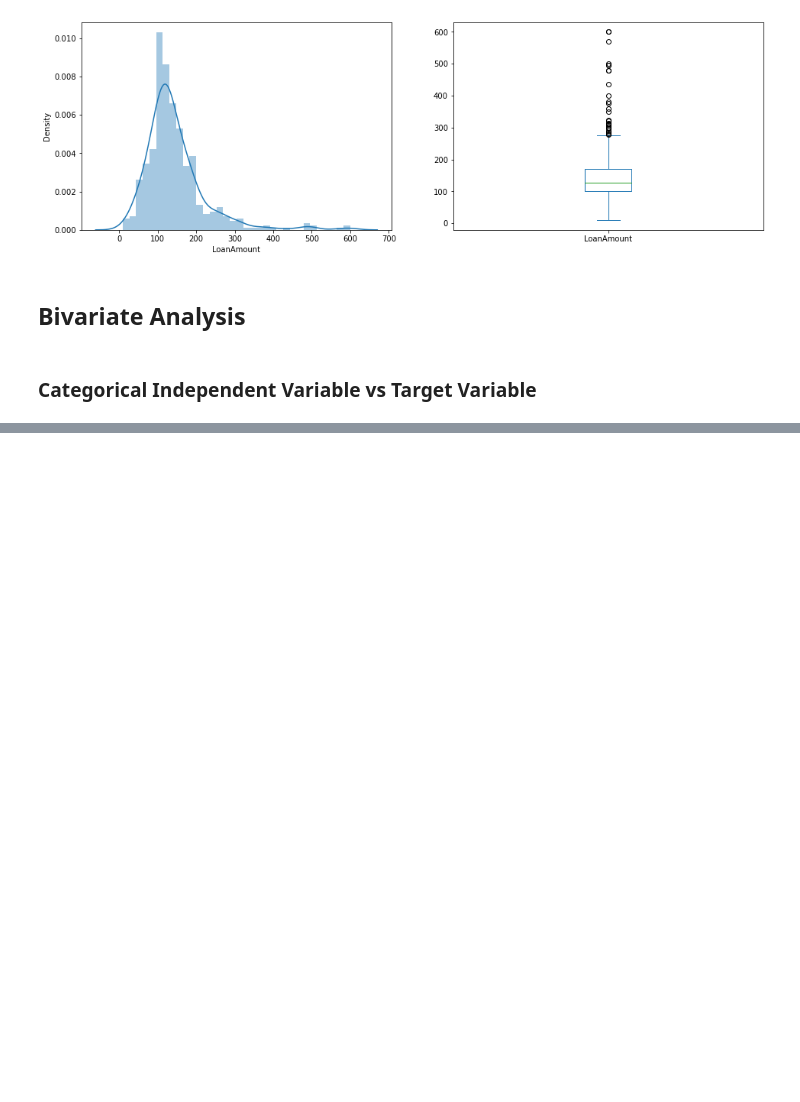
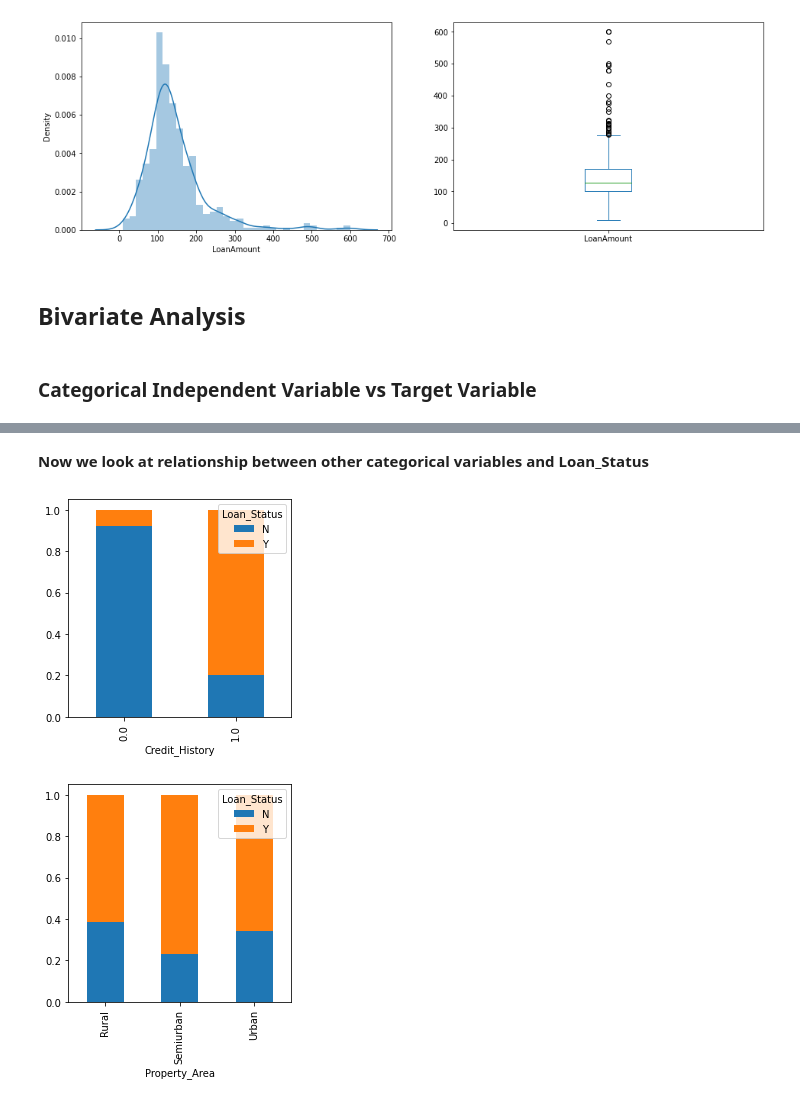
Before and after one commit to sreemannarayanac/Projects, a Jupyter notebook: Loan Prediction Practice Problem/EDA.ipynb, the cells around one changed output, grey strips where cells are left out. Drawn from its saved outputs; the diff is of its cells as text; code cells hidden in the pictures; blank space fills up the shorter version.

```diff
--- a/Loan Prediction Practice Problem/Main Notebook.ipynb
+++ b/Loan Prediction Practice Problem/EDA.ipynb
@@ -168,0 +200,10 @@ plt.show()
+# %% [markdown]
+**Now we look at relationship between other categorical variables and Loan_Status**
+# %%
+creditHistory = pd.crosstab(train_df["Credit_History"], train_df["Loan_Status"])
+propertyArea = pd.crosstab(train_df["Property_Area"], train_df["Loan_Status"])
+creditHistory.div(creditHistory.sum(1).astype(float), axis=0).plot(kind="bar", stacked=True, figsize=(4,4));
+propertyArea.div(propertyArea.sum(1).astype(float), axis=0).plot(kind="bar", stacked=True, figsize=(4,4));
+# %% [output]
+[figure, added]
+[figure, added]
```
Also changed, not shown: parts of 14 cells of this notebook, 1 other file.
